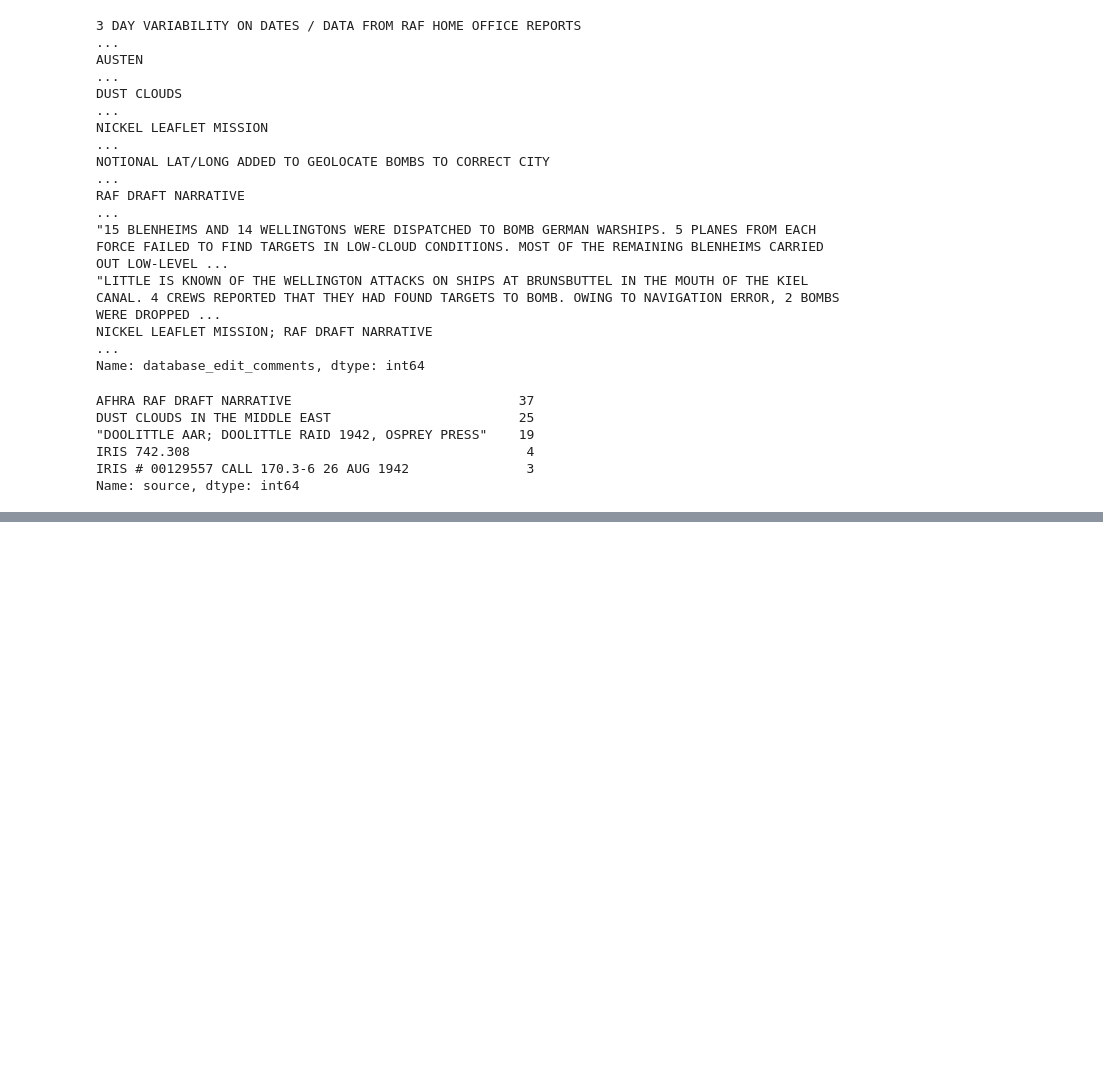
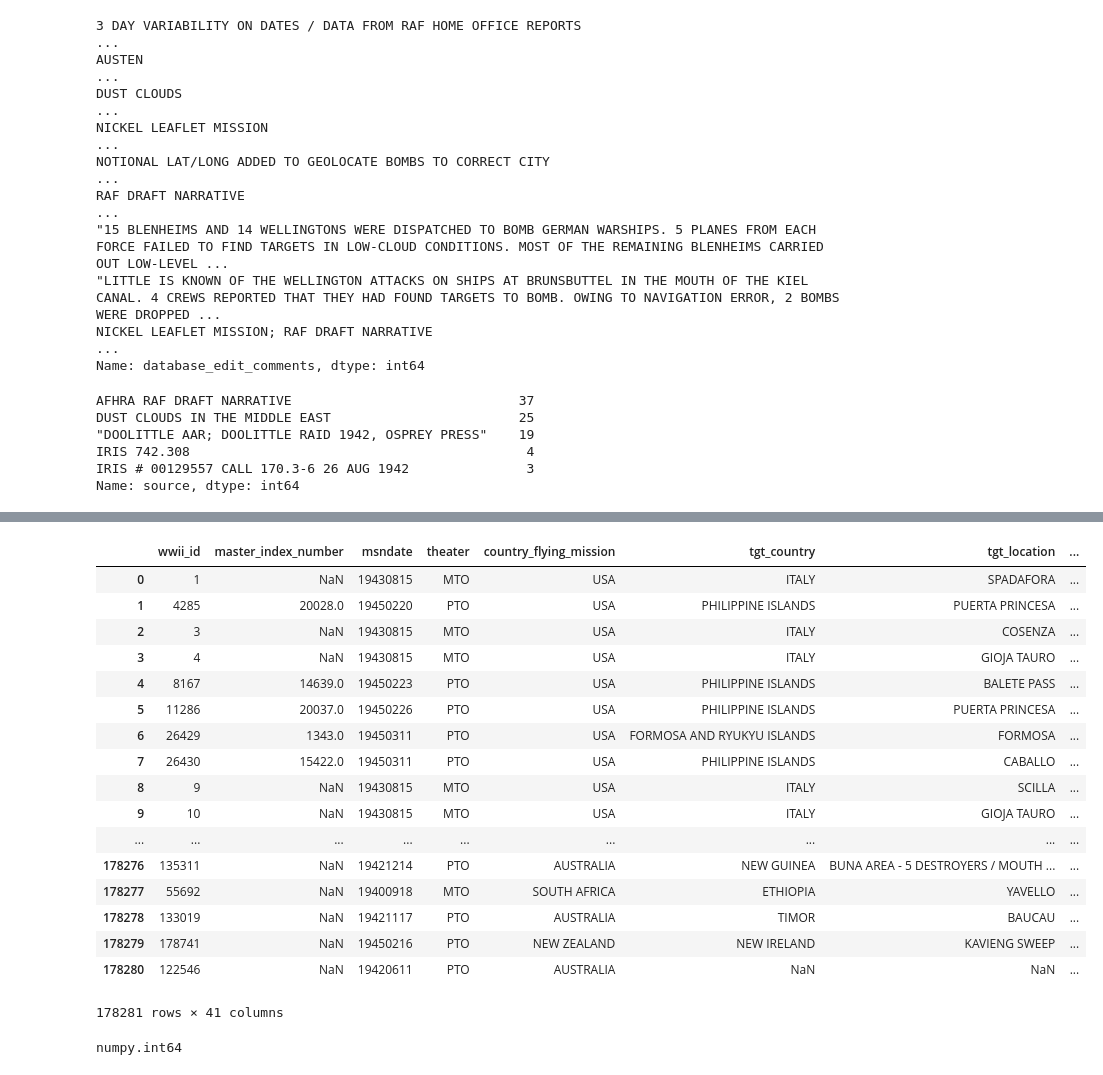
Before and after one commit to Danfurm/ETL_WW2_Weather, a Jupyter notebook: Data/Combined.ipynb, the cells around one changed output, grey strips where cells are left out. Drawn from its saved outputs; the diff is of its cells as text; code cells hidden in the pictures; blank space fills up the shorter version.

```diff
--- a/Data/Combined.ipynb
+++ b/Data/Combined.ipynb
@@ -224,0 +241,3 @@ del thor['naf']
+# %%
+missions=thor.copy()
+missions.columns
@@ -224,0 +281,7 @@ del thor['naf']
+# %%
+missions['msndate'] = missions['msndate'].str.replace('-','')
+# %%
+y = []
+for x in missions['msndate']:
+    y.append(int(x))
+missions['msndate'] = y
@@ -224,0 +290,21 @@ del thor['naf']
+# %%
+missions
+# %% [output]
+|  | wwii_id | master_index_number | msndate | theater | country_flying_mission | tgt_country | tgt_location | ... |
+| 0 | 1 | NaN | 19430815 | MTO | USA | ITALY | SPADAFORA | ... |
+| 1 | 4285 | 20028.0 | 19450220 | PTO | USA | PHILIPPINE ISLANDS | PUERTA PRINCESA | ... |
+| 2 | 3 | NaN | 19430815 | MTO | USA | ITALY | COSENZA | ... |
+| 3 | 4 | NaN | 19430815 | MTO | USA | ITALY | GIOJA TAURO | ... |
+| 4 | 8167 | 14639.0 | 19450223 | PTO | USA | PHILIPPINE ISLANDS | BALETE PASS | ... |
+| 5 | 11286 | 20037.0 | 19450226 | PTO | USA | PHILIPPINE ISLANDS | PUERTA PRINCESA | ... |
+| 6 | 26429 | 1343.0 | 19450311 | PTO | USA | FORMOSA AND RYUKYU ISLANDS | FORMOSA | ... |
+| 7 | 26430 | 15422.0 | 19450311 | PTO | USA | PHILIPPINE ISLANDS | CABALLO | ... |
+| 8 | 9 | NaN | 19430815 | MTO | USA | ITALY | SCILLA | ... |
+| 9 | 10 | NaN | 19430815 | MTO | USA | ITALY | GIOJA TAURO | ... |
+| ... | ... | ... | ... | ... | ... | ... | ... | ... |
+| 178276 | 135311 | NaN | 19421214 | PTO | AUSTRALIA | NEW GUINEA | BUNA AREA - 5 DESTROYERS / MOUTH ... | ... |
+| 178277 | 55692 | NaN | 19400918 | MTO | SOUTH AFRICA | ETHIOPIA | YAVELLO | ... |
+| 178278 | 133019 | NaN | 19421117 | PTO | AUSTRALIA | TIMOR | BAUCAU | ... |
+| 178279 | 178741 | NaN | 19450216 | PTO | NEW ZEALAND | NEW IRELAND | KAVIENG SWEEP | ... |
+| 178280 | 122546 | NaN | 19420611 | PTO | AUSTRALIA | NaN | NaN | ... |
+178281 rows × 41 columns
@@ -224,0 +324,4 @@ del thor['naf']
+# %%
+type(Weather['Date'][1])
+# %% [output]
+numpy.int64
```
Also changed, not shown: parts of 19 cells of this notebook, 2 other files.
